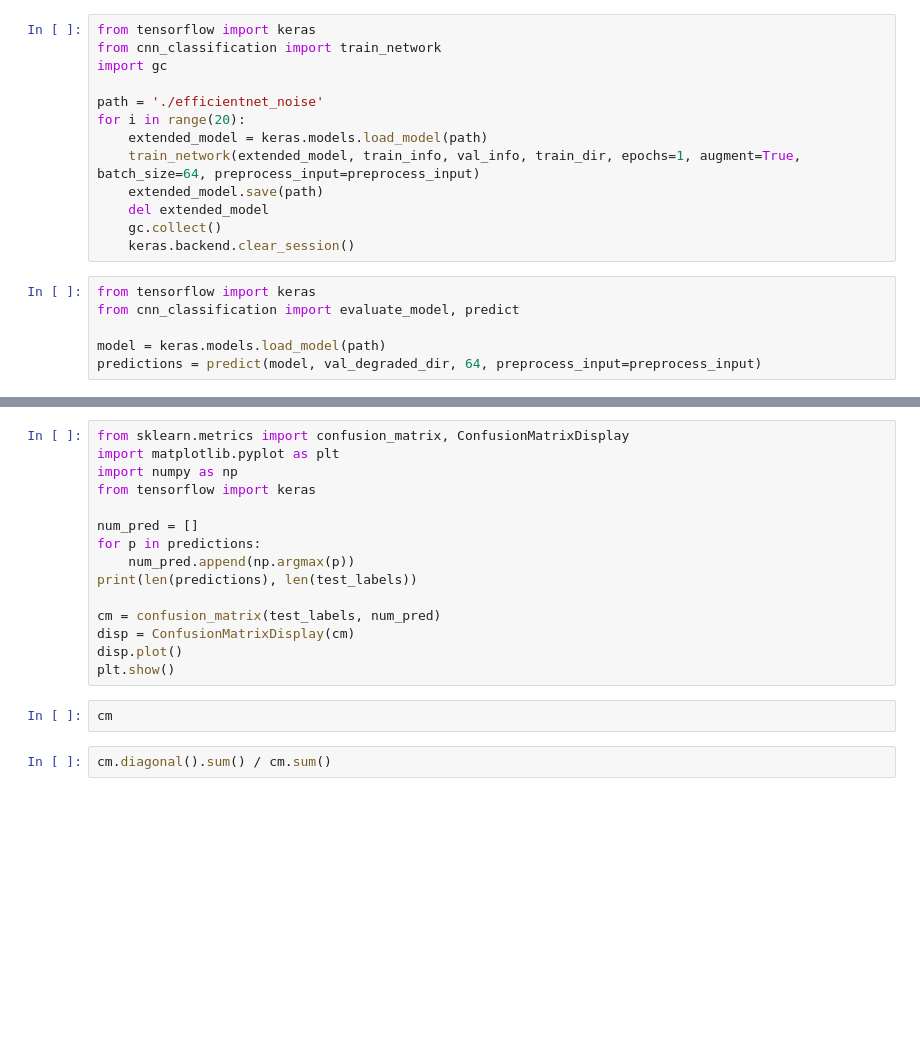
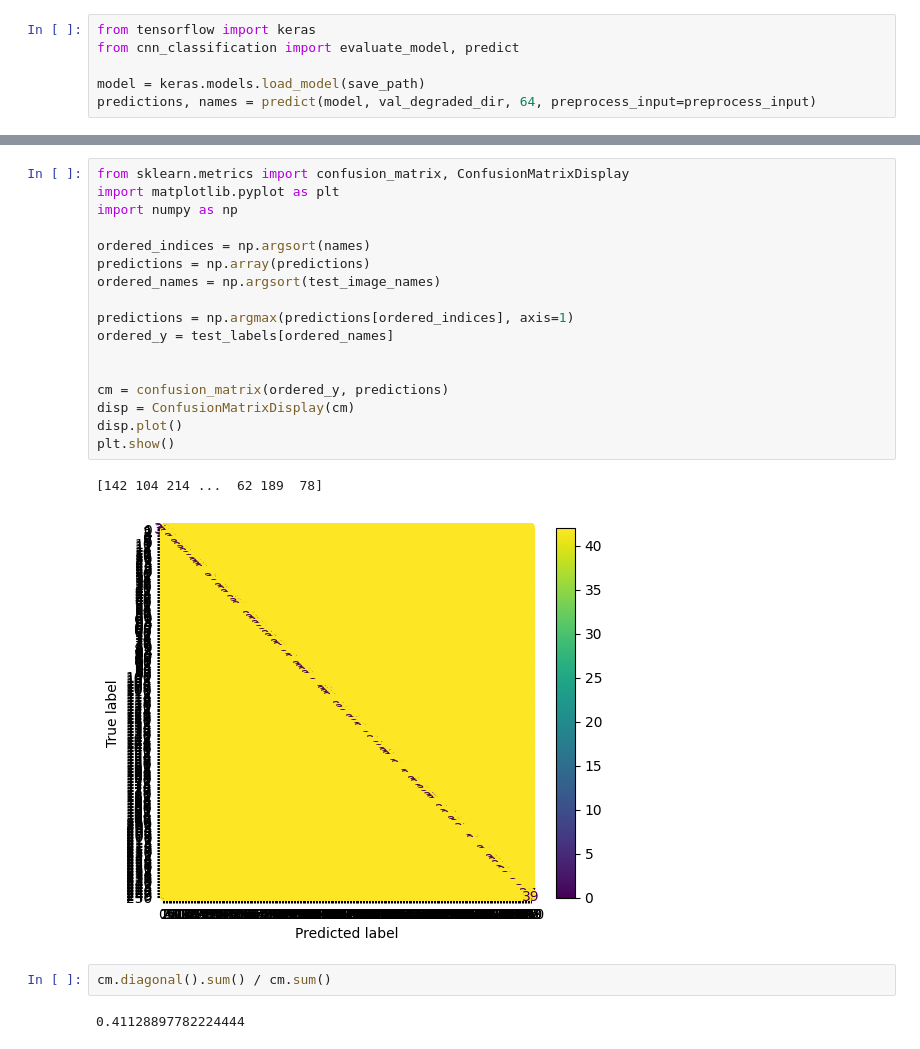
Before and after one commit to Gioelio/FoodX-251-Clean-and-classification, a Jupyter notebook: classification/cnn_finetuning.ipynb, the cells around one changed output, grey strips where cells are left out. Drawn from its saved outputs; the diff is of its cells as text; blank space fills up the shorter version.

Commit message:
Added filenames associated with predictions

```diff
--- a/classification/cnn_finetuning.ipynb
+++ b/classification/cnn_finetuning.ipynb
@@ -92,19 +99,6 @@ keras.applications.EfficientNetV2B0().summary()
-# %%
-from tensorflow import keras
-from cnn_classification import train_network
-import gc
-
-path = './efficientnet_noise'
-for i in range(20):
-    extended_model = keras.models.load_model(path)
-    train_network(extended_model, train_info, val_info, train_dir, epochs=1, augment=True, batch_size=64, preprocess_input=preprocess_input)
-    extended_model.save(path)
-    del extended_model
-    gc.collect()
-    keras.backend.clear_session()
 # %%
 from tensorflow import keras
 from cnn_classification import evaluate_model, predict
 
-model = keras.models.load_model(path)
-predictions = predict(model, val_degraded_dir, 64, preprocess_input=preprocess_input)
+model = keras.models.load_model(save_path)
+predictions, names = predict(model, val_degraded_dir, 64, preprocess_input=preprocess_input)
@@ -111,19 +123,24 @@ predictions = predict(model, val_degraded_dir, 64, preprocess_input=preprocess_i
 # %%
 from sklearn.metrics import confusion_matrix, ConfusionMatrixDisplay
 import matplotlib.pyplot as plt
 import numpy as np
-from tensorflow import keras
 
-num_pred = []
-for p in predictions:
-    num_pred.append(np.argmax(p))
-print(len(predictions), len(test_labels))
+ordered_indices = np.argsort(names)
+predictions = np.array(predictions)
+ordered_names = np.argsort(test_image_names)
 
-cm = confusion_matrix(test_labels, num_pred)
+predictions = np.argmax(predictions[ordered_indices], axis=1)
+ordered_y = test_labels[ordered_names]
+
+
+cm = confusion_matrix(ordered_y, predictions)
 disp = ConfusionMatrixDisplay(cm)
 disp.plot()
 plt.show()
+# %% [output]
+[142 104 214 ...  62 189  78]
+[figure, added]
-# %%
-cm
 # %%
 cm.diagonal().sum() / cm.sum()
+# %% [output]
+0.41128897782224444
```
Also changed, not shown: parts of 8 cells of this notebook, 1 other file.
